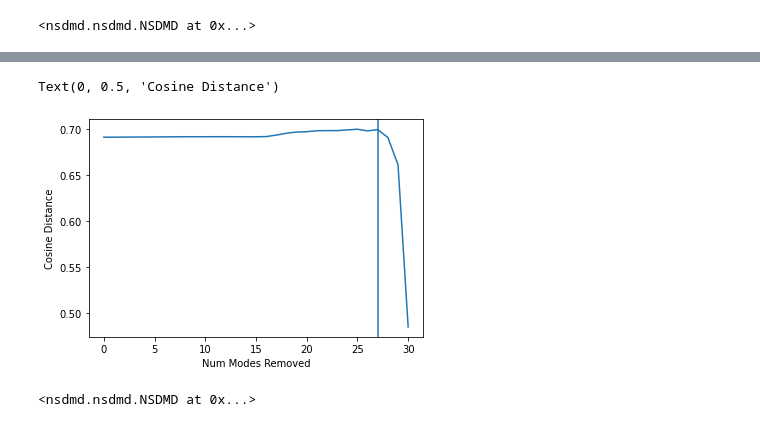
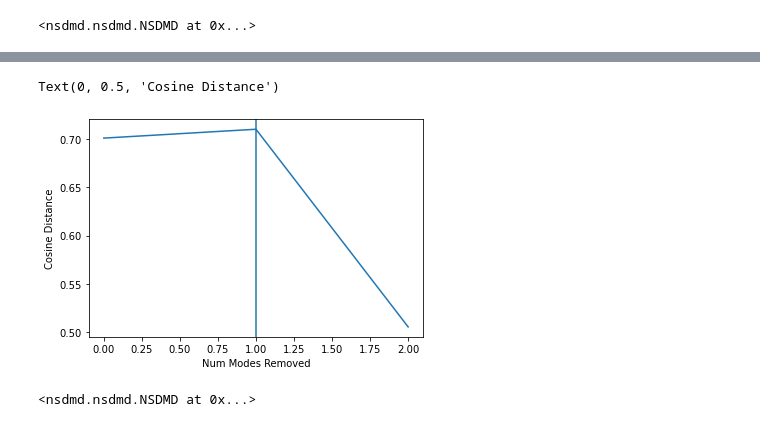
Before and after one commit to learning-2-learn/nsdmd, a Jupyter notebook: examples/spatial_drift_demo.ipynb, the cells around one changed output, grey strips where cells are left out. Drawn from its saved outputs; the diff is of its cells as text; code cells hidden in the pictures.

```diff
--- a/examples/spatial_drift_demo.ipynb
+++ b/examples/spatial_drift_demo.ipynb
@@ -56,7 +56,7 @@ plt.title('Phi Amp: '+str(f2)+' Hz')
 Text(0.5, 1.0, 'Phi Amp: 30 Hz')
 [figure]
 # %%
-model = nsdmd.NSDMD(opt_rank=4, sim_thresh_phi_amp=0.999, verbose=True)
+model = nsdmd.NSDMD(opt_rank=4, sim_thresh_phi_amp=0.92)
 model.fit_opt(x, t)
 # %% [output]
 <nsdmd.nsdmd.NSDMD at 0x...>
@@ -78,3 +78,3 @@ for i in range(0,len(group_idx),2):
 # %%
-model.fit_reduction(x, t)
+model.fit_reduction(x, t, t_step)
 # %% [output]
@@ -99,9 +82,9 @@ model.fit_reduction(x, t)
 # %%
 plt.plot(model.errors_)
-plt.axvline(27)
+plt.axvline(1)
 plt.xlabel('Num Modes Removed')
 plt.ylabel('Cosine Distance')
 # %% [output]
 Text(0, 0.5, 'Cosine Distance')
-[figure, old version]
+[figure, new version]
 # %%
```
Also changed, not shown: parts of 13 cells of this notebook.
